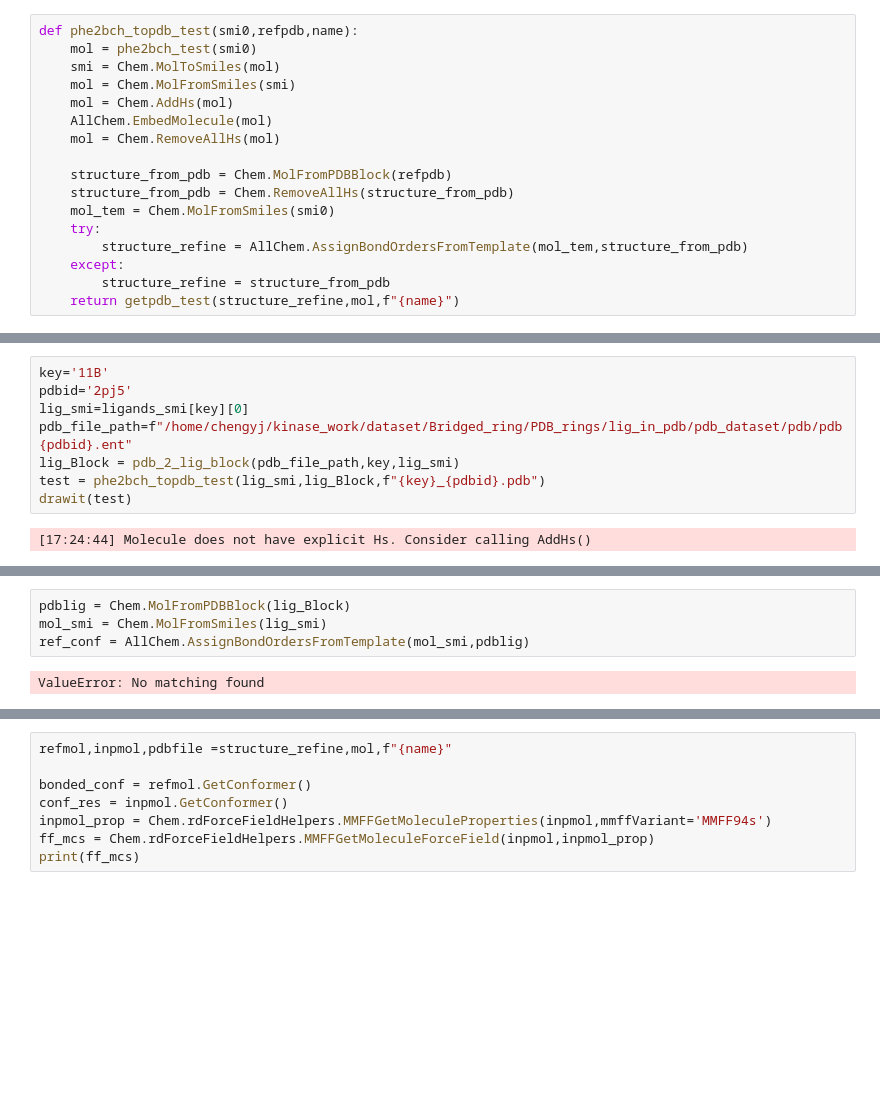
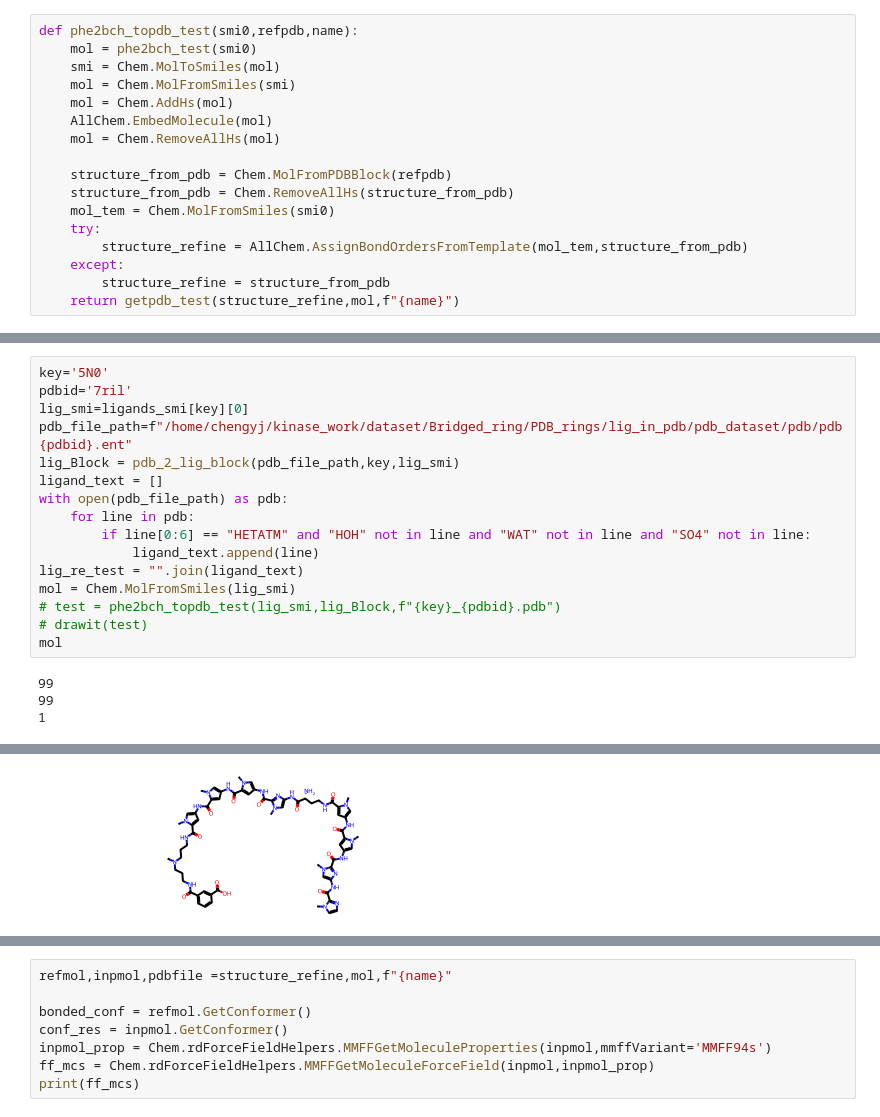
Before and after one commit to jgxs/bridge_ring_dataset, a Jupyter notebook: Bridged_ring/PDB_rings/lig_in_pdb/phe2bch.ipynb, the cells around one changed output, grey strips where cells are left out. Drawn from its saved outputs; the diff is of its cells as text; blank space fills up the shorter version.

```diff
--- a/Bridged_ring/PDB_rings/lig_in_pdb/phe2bch.ipynb
+++ b/Bridged_ring/PDB_rings/lig_in_pdb/phe2bch.ipynb
@@ -235,10 +233,20 @@ drawit(Chem.MolFromPDBBlock(lig_Block))
 # %%
-key='11B'
-pdbid='2pj5'
+key='5N0'
+pdbid='7ril'
 lig_smi=ligands_smi[key][0]
 pdb_file_path=f"/home/chengyj/kinase_work/dataset/Bridged_ring/PDB_rings/lig_in_pdb/pdb_dataset/pdb/pdb{pdbid}.ent"
 lig_Block = pdb_2_lig_block(pdb_file_path,key,lig_smi)
-test = phe2bch_topdb_test(lig_smi,lig_Block,f"{key}_{pdbid}.pdb")
-drawit(test)
+ligand_text = []
+with open(pdb_file_path) as pdb:
+    for line in pdb:
+        if line[0:6] == "HETATM" and "HOH" not in line and "WAT" not in line and "SO4" not in line:
+            ligand_text.append(line)
+lig_re_test = "".join(ligand_text)
+mol = Chem.MolFromSmiles(lig_smi)
+# test = phe2bch_topdb_test(lig_smi,lig_Block,f"{key}_{pdbid}.pdb")
+# drawit(test)
+mol
 # %% [output]
-[17:24:44] Molecule does not have explicit Hs. Consider calling AddHs()
+99
+99
+1
@@ -246,6 +253 @@ drawit(test)
+[figure, added]
-# %%
-pdblig = Chem.MolFromPDBBlock(lig_Block)
-mol_smi = Chem.MolFromSmiles(lig_smi)
-ref_conf = AllChem.AssignBondOrdersFromTemplate(mol_smi,pdblig)
-# %% [output]
-ValueError: No matching found
```
Also changed, not shown: parts of 10 cells of this notebook, 2 other files.
